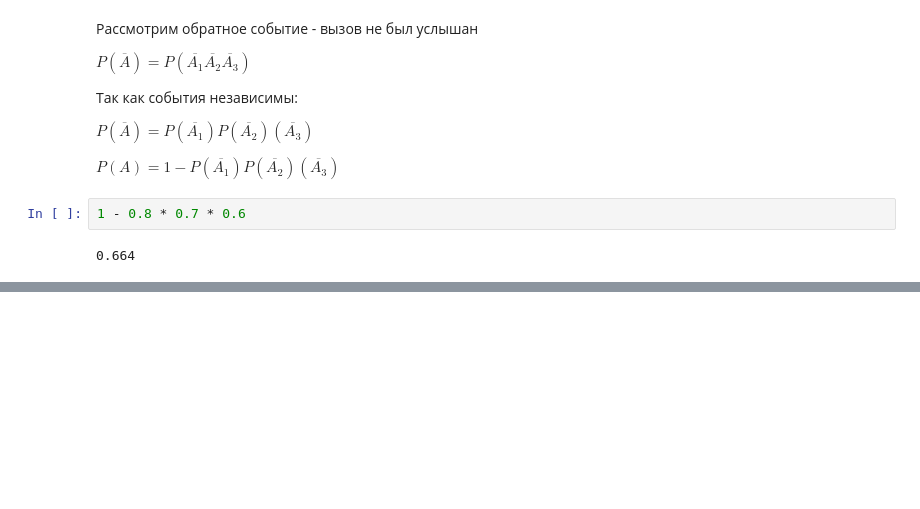
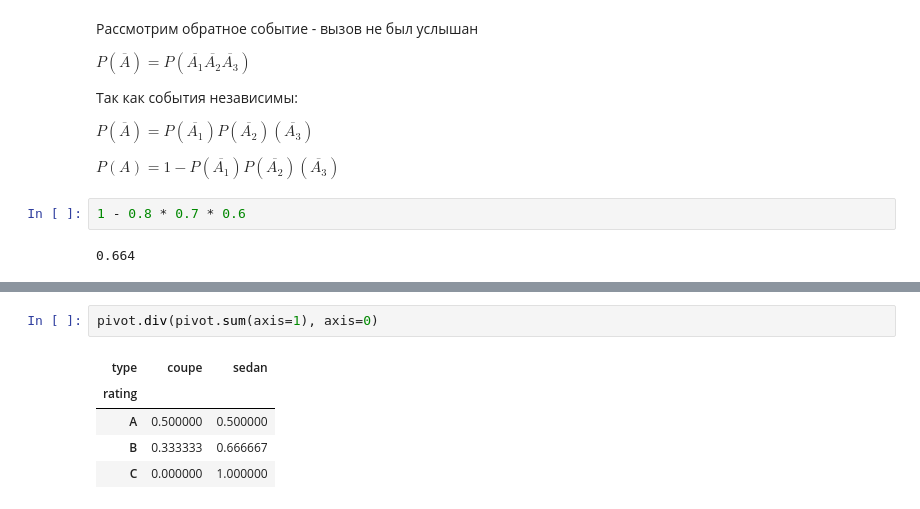
Before and after one commit to atrepalin/Probability-Threory-RSREU, a Jupyter notebook: tasks.ipynb, the cells around one changed output, grey strips where cells are left out. Saved outputs shown, nothing was run; the diff lists cells and outputs as text; blank space fills up the shorter version.

```diff
--- a/tasks.ipynb
+++ b/tasks.ipynb
@@ -642,0 +749,8 @@ $P(A) = 1 - P(\overline{A_1})P(\overline{A_2})(\overline{A_3})$
+# %%
+pivot.div(pivot.sum(axis=1), axis=0)
+# %% [output]
+| type | coupe | sedan |
+| rating |  |  |
+| A | 0.500000 | 0.500000 |
+| B | 0.333333 | 0.666667 |
+| C | 0.000000 | 1.000000 |
```
Also changed, not shown: parts of 15 cells of this notebook, 1 other file.
